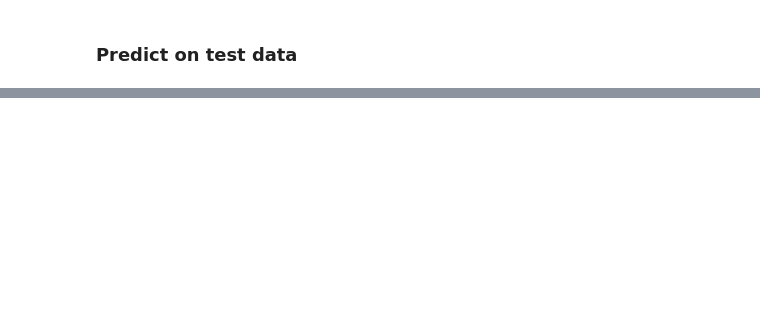
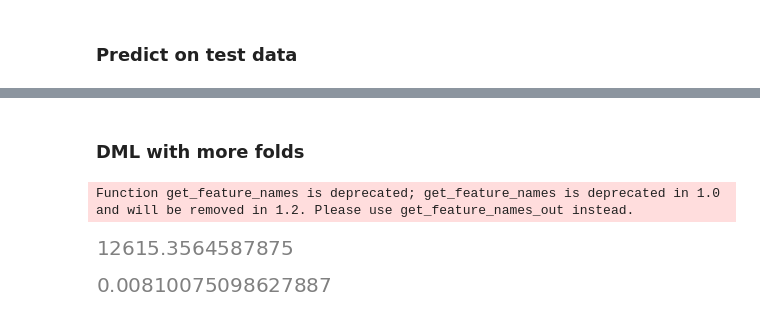
Before and after one commit to PacktPublishing/Causal-Inference-and-Discovery-in-Python, a Jupyter notebook: Chapter_10.ipynb, the cells around one changed output, grey strips where cells are left out. Cells and saved outputs as stored; diff of their text form; code cells hidden in the pictures; blank space fills up the shorter version.

```diff
--- a/Chapter_10.ipynb
+++ b/Chapter_10.ipynb
@@ -225,0 +269,24 @@ plot_effect(
+# %% [markdown]
+### DML with more folds
+# %%
+# Estimate the effect
+estimate = model.estimate_effect(
+    identified_estimand=estimand,
+    method_name='backdoor.econml.dml.LinearDML',
+    target_units='ate',
+    method_params={
+        'init_params': {
+            'model_y': LGBMRegressor(n_estimators=50, max_depth=10),
+            'model_t': LogisticRegression(),
+            'discrete_treatment': True,
+            'cv': 4
+        },
+        'fit_params': {
+        }
+    })
+# %% [output]
+Function get_feature_names is deprecated; get_feature_names is deprecated in 1.0 and will be removed in 1.2. Please use get_feature_names_out instead.
+# %%
+estimate.cate_estimates.mean()
+# %% [output]
+[figure, added]
@@ -225,0 +299,5 @@ plot_effect(
+# %%
+# Compute the error
+mean_absolute_percentage_error(effect_true, effect_pred)
+# %% [output]
+[figure, added]
```
Also changed, not shown: parts of 66 cells of this notebook, 1 other file.
